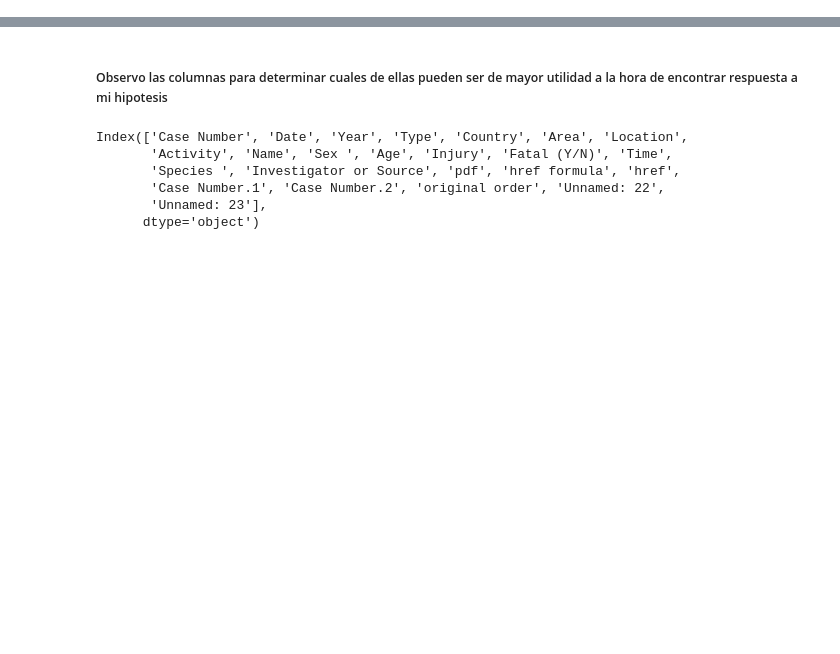
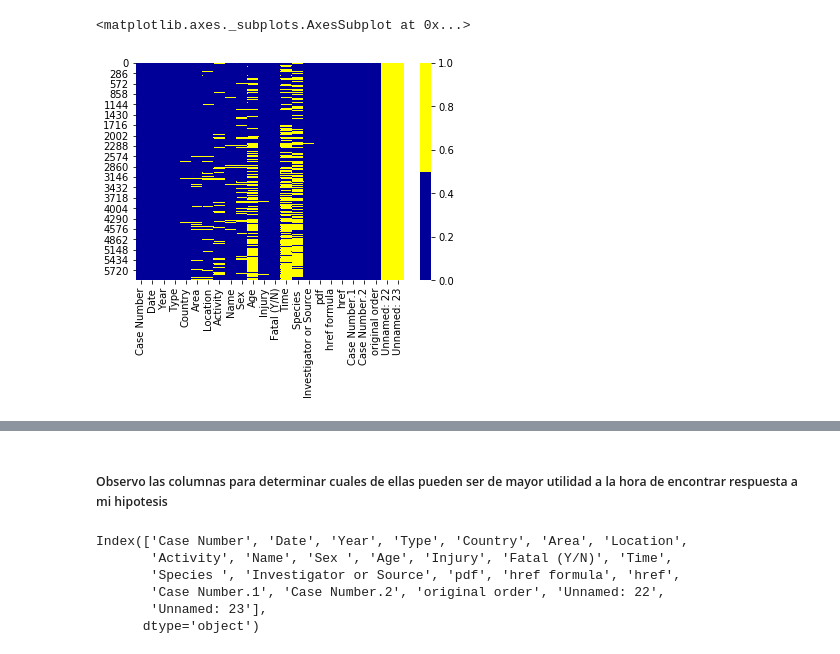
Before and after one commit to hector-lovi/Global-shark-attack_dataset-cleanup, a Jupyter notebook: output/cleaning-data.ipynb, the cells around one changed output, grey strips where cells are left out. Cells and saved outputs as stored; diff of their text form; code cells hidden in the pictures; blank space fills up the shorter version.

```diff
--- a/output/lab-project-pandas.ipynb
+++ b/output/cleaning-data.ipynb
@@ -12,5 +23,5 @@ import matplotlib
 # %%
-df = pd.read_csv("/Users/marilomolinacandela/ironhack/my_repo/input/GSAF5.csv")
-pd.set_option('display.max_columns', 30)
-
+# import dataset
+df = pd.read_csv("../input/GSAF5.csv")
 display(df.head())
+display(df.shape)
@@ -16,0 +37,8 @@ display(df.head())
+# %%
+# missing data heatmap
+cols = df.columns[:]
+colours = ['#000099', '#ffff00'] # amarillo == missing data // azul == not missing data
+sns.heatmap(df[cols].isnull(), cmap=sns.color_palette(colours))
+# %% [output]
+<matplotlib.axes._subplots.AxesSubplot at 0x...>
+[figure, added]
```
Also changed, not shown: parts of 10 cells of this notebook, 1 other file.
